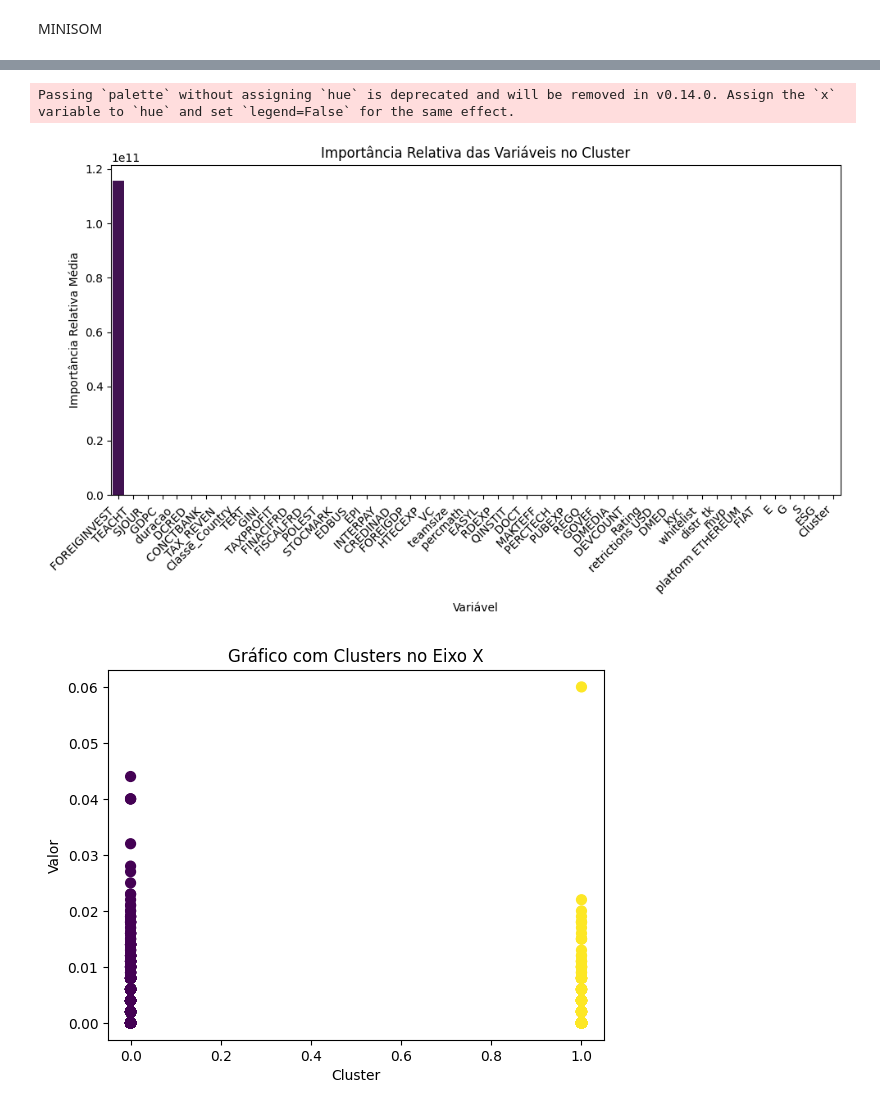
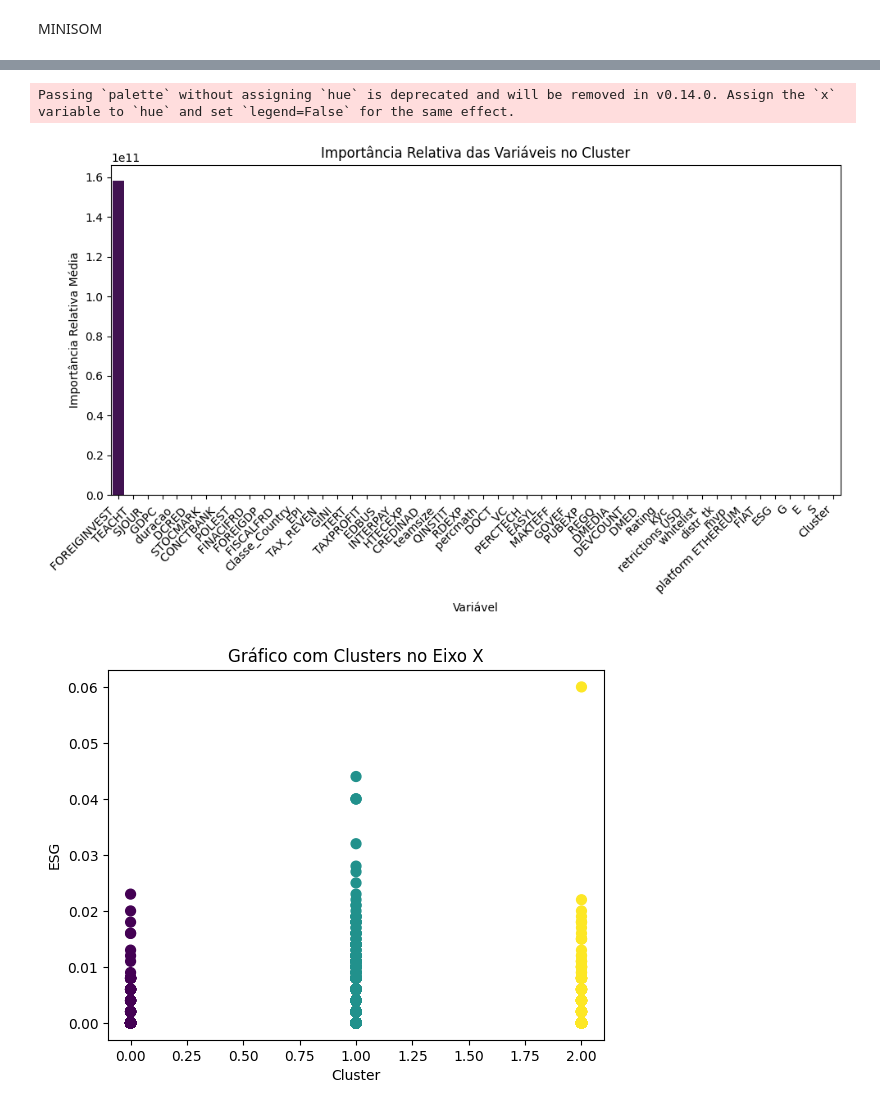
Before and after one commit to AlcirCastro/Intelig-ncia-Artificial-2o-Trabalho-Experimento-de-Aprendizado-N-o-Supervisionado, a Jupyter notebook: Trabalho2_IA_Raised.ipynb, the cells around one changed output, grey strips where cells are left out. Drawn from its saved outputs; the diff is of its cells as text; code cells hidden in the pictures.

```diff
--- a/Trabalho2_IA_Raised.ipynb
+++ b/Trabalho2_IA_Raised.ipynb
@@ -58,7 +49,7 @@ X = X.drop(["Country","Raised","id","StartUp","Year"],axis=1)
 data = X.values
 
 # Initialization and training
-som_shape = (1, 2)
+som_shape = (1, 3)
 som = MiniSom(som_shape[0], som_shape[1], data.shape[1], sigma=0.5, learning_rate=.5,random_seed=0,neighborhood_function='gaussian')
 #som.pca_weights_init(data)
 som.train(data, num_iteration = 10000)
@@ -335,12 +469,12 @@ plt.tight_layout()
 plt.show()
 # %% [output]
 Passing `palette` without assigning `hue` is deprecated and will be removed in v0.14.0. Assign the `x` variable to `hue` and set `legend=False` for the same effect.
-[figure, old version]
+[figure, new version]
 # %%
 plt.scatter(X["Cluster"],  X["ESG"], c=X["Cluster"], cmap='viridis', s=50)
 plt.xlabel('Cluster')
-plt.ylabel('Valor')
+plt.ylabel('ESG')
 plt.title('Gráfico com Clusters no Eixo X')
 plt.show()
 # %% [output]
-[figure, old version]
+[figure, new version]
```
Also changed, not shown: parts of 15 cells of this notebook.
